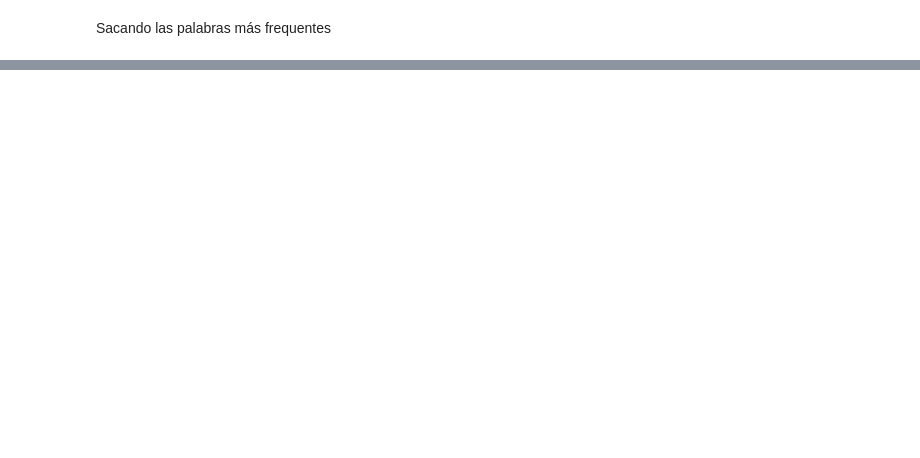
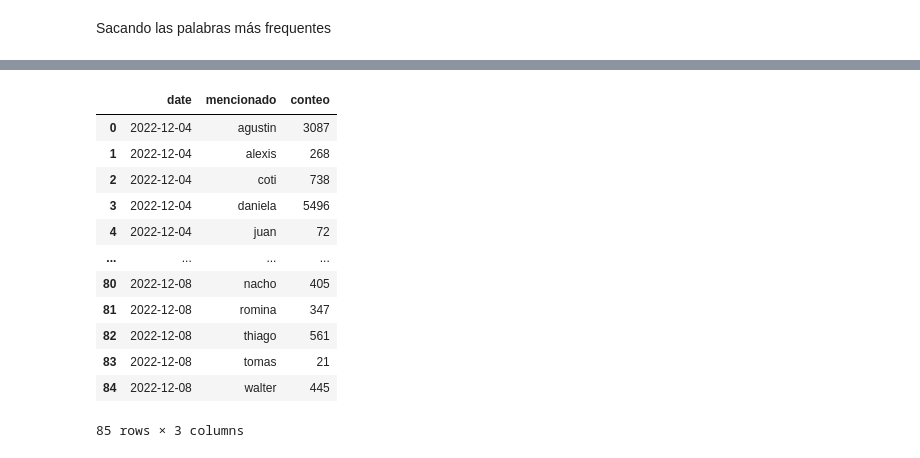
Before and after one commit to nvrancovich/gh22-twitter-PLN, a Jupyter notebook: notebooks/menciones.ipynb, the cells around one changed output, grey strips where cells are left out. Cells and saved outputs as stored; diff of their text form; code cells hidden in the pictures; blank space fills up the shorter version.

```diff
--- a/notebooks/menciones.ipynb
+++ b/notebooks/menciones.ipynb
@@ -124,0 +88,5 @@ conteo
+# %%
+df = df.dropna()
+# %%
+filas = df[['Date','mencionados']].to_dict('records')
+filas[:5]
@@ -124,0 +101,9 @@ conteo
+# %%
+conteo = []
+
+for fila in filas:
+  for mencionado in fila['mencionados']:
+    conteo.append({'fecha':fila['Date'], 'mencionado':mencionado, 'menciones':1})
+# %%
+df = pd.DataFrame(conteo).groupby(['fecha','mencionado']).count().reset_index()
+df.head()
@@ -142,0 +120,16 @@ fig.show()
+# %%
+df
+# %% [output]
+|  | date | mencionado | conteo |
+| 0 | 2022-12-04 | agustin | 3087 |
+| 1 | 2022-12-04 | alexis | 268 |
+| 2 | 2022-12-04 | coti | 738 |
+| 3 | 2022-12-04 | daniela | 5496 |
+| 4 | 2022-12-04 | juan | 72 |
+| ... | ... | ... | ... |
+| 80 | 2022-12-08 | nacho | 405 |
+| 81 | 2022-12-08 | romina | 347 |
+| 82 | 2022-12-08 | thiago | 561 |
+| 83 | 2022-12-08 | tomas | 21 |
+| 84 | 2022-12-08 | walter | 445 |
+85 rows × 3 columns
```
Also changed, not shown: parts of 26 cells of this notebook.
